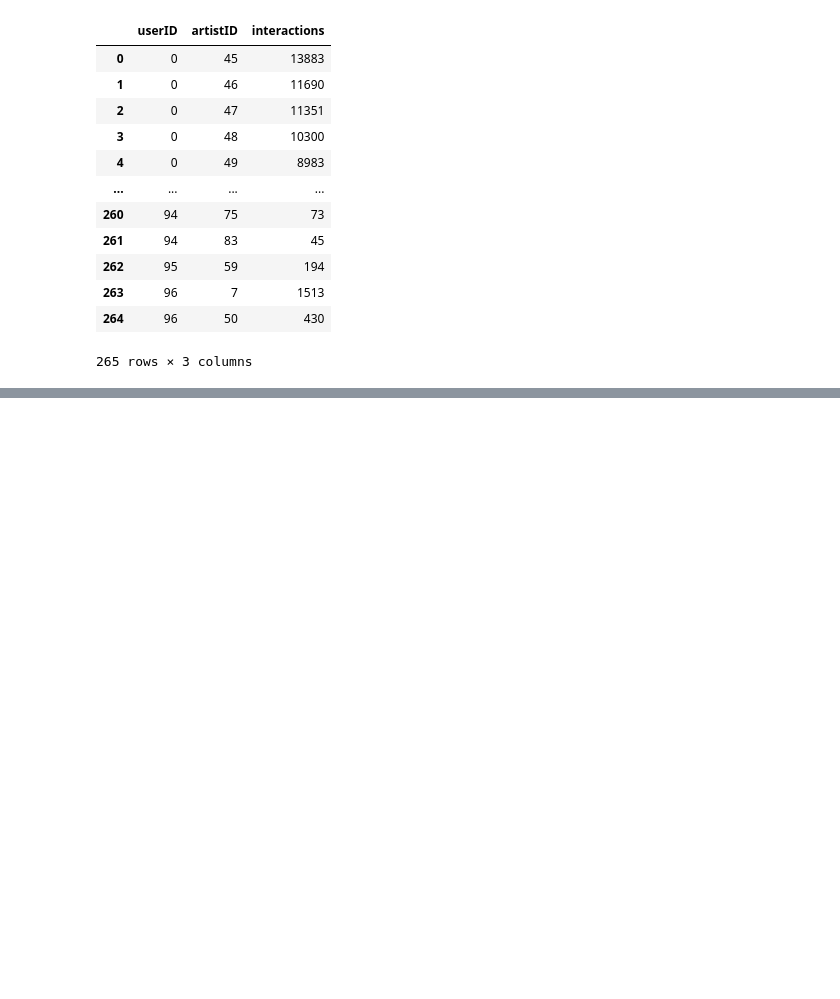
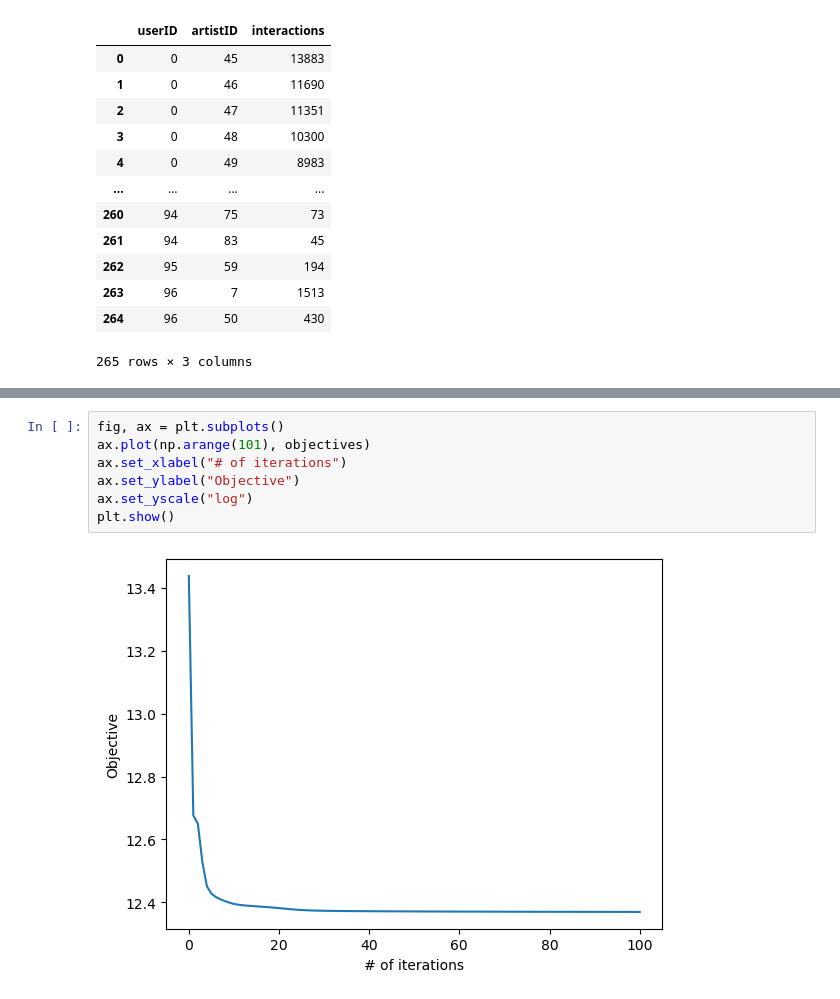
Before and after one commit to WenhaoP/CSE-547, a Jupyter notebook: HW2/q3.ipynb, the cells around one changed output, grey strips where cells are left out. Drawn from its saved outputs; the diff is of its cells as text; blank space fills up the shorter version.

```diff
--- a/HW2/q3.ipynb
+++ b/HW2/q3.ipynb
@@ -148,0 +190,9 @@ array([[36, 43, 24, 44, 22, 21, 20, 19, 18, 34, 16, 15, 14, 28, 40, 11,
+# %%
+fig, ax = plt.subplots()
+ax.plot(np.arange(101), objectives)
+ax.set_xlabel("# of iterations")
+ax.set_ylabel("Objective")
+ax.set_yscale("log")
+plt.show()
+# %% [output]
+[figure, added]
```
Also changed, not shown: parts of 9 cells of this notebook, 3 other files.
